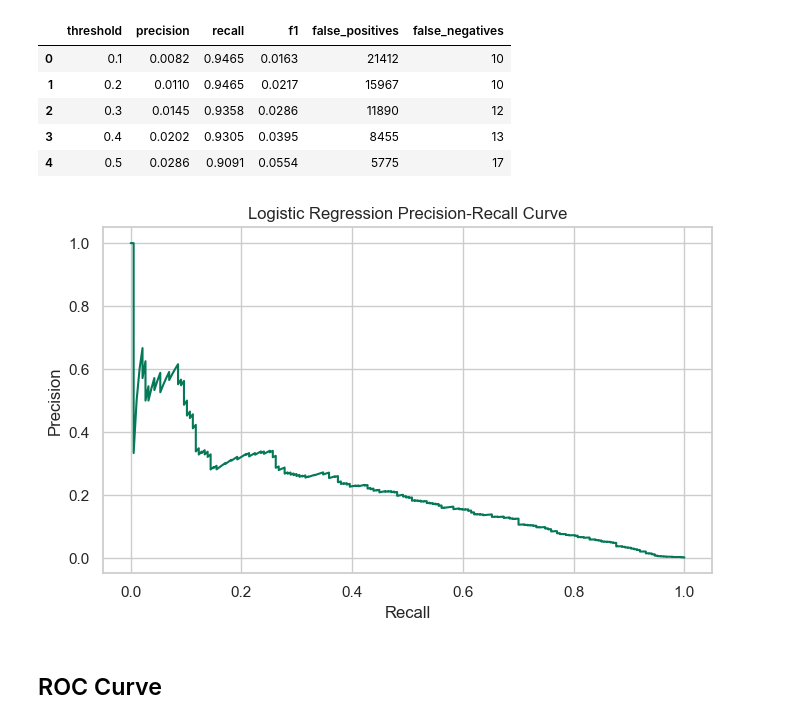
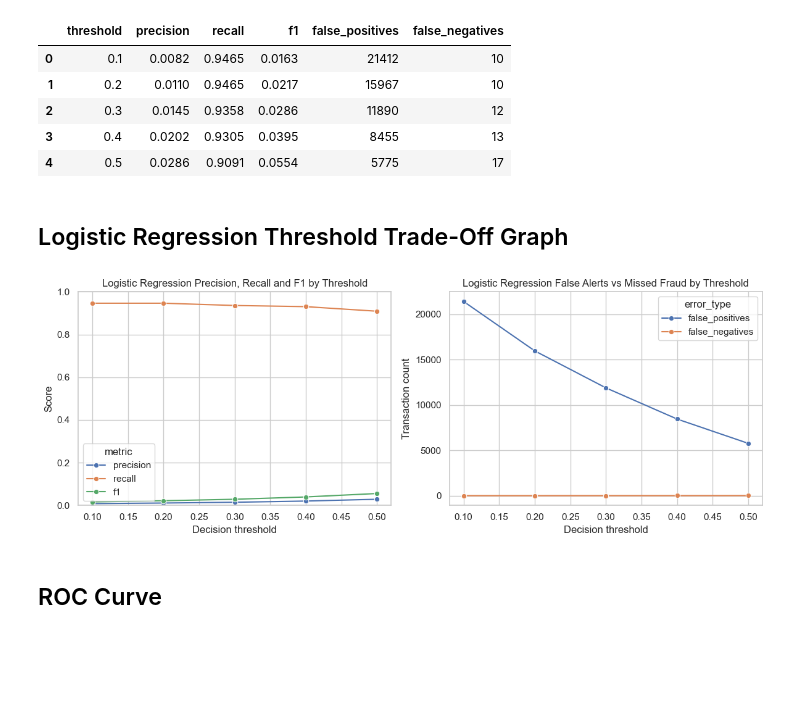
Before and after one commit to chen123893/Big-Data-Project, a Jupyter notebook: notebooks/04_logistic_regression_model.ipynb, the cells around one changed output. Drawn from its saved outputs; the diff is of its cells as text; code cells hidden in the pictures; blank space fills up the shorter version.

Commit message:
updated logistic regression

```diff
--- a/notebooks/04_logistic_regression_model.ipynb
+++ b/notebooks/04_logistic_regression_model.ipynb
@@ -342,19 +338,59 @@ threshold_summary.round(4)
 | 2 | 0.3 | 0.0145 | 0.9358 | 0.0286 | 11890 | 12 |
 | 3 | 0.4 | 0.0202 | 0.9305 | 0.0395 | 8455 | 13 |
 | 4 | 0.5 | 0.0286 | 0.9091 | 0.0554 | 5775 | 17 |
-# %%
-precision, recall, thresholds = precision_recall_curve(y_test, y_score)
-
-fig, ax = plt.subplots(figsize=(7, 4.5))
-ax.plot(recall, precision, color="#047857")
-ax.set_title("Logistic Regression Precision-Recall Curve")
-ax.set_xlabel("Recall")
-ax.set_ylabel("Precision")
-fig.tight_layout()
-fig.savefig(FIGURE_DIR / "model_logistic_regression_precision_recall_curve.png", dpi=160, bbox_inches="tight")
-plt.show()
-# %% [output]
-[figure]
+# %% [markdown]
+## Logistic Regression Threshold Trade-Off Graph
+# %%
+if "threshold_summary" not in globals():
+    threshold_rows = []
+    for threshold in [0.10, 0.20, 0.30, 0.40, 0.50]:
+        threshold_pred = (y_score >= threshold).astype(int)
+        tn, fp, fn, tp = confusion_matrix(y_test, threshold_pred).ravel()
+        precision_value = tp / (tp + fp) if (tp + fp) else 0
+        recall_value = tp / (tp + fn) if (tp + fn) else 0
+        f1_value = 2 * precision_value * recall_value / (precision_value + recall_value) if (precision_value + recall_value) else 0
+        threshold_rows.append(
+            {
+                "threshold": threshold,
+                "precision": precision_value,
+                "recall": recall_value,
+                "f1": f1_value,
+                "false_positives": fp,
+                "false_negatives": fn,
+            }
+        )
+    threshold_summary = pd.DataFrame(threshold_rows)
+
+threshold_plot = threshold_summary.melt(
+    id_vars="threshold",
+    value_vars=["precision", "recall", "f1"],
+    var_name="metric",
+    value_name="score",
+)
+
+fig, axes = plt.subplots(1, 2, figsize=(12, 4.5))
+sns.lineplot(data=threshold_plot, x="threshold", y="score", hue="metric", marker="o", ax=axes[0])
+axes[0].set_title("Logistic Regression Precision, Recall and F1 by Threshold")
+axes[0].set_xlabel("Decision threshold")
+axes[0].set_ylabel("Score")
+axes[0].set_ylim(0, 1)
+
+error_plot = threshold_summary.melt(
+    id_vars="threshold",
+    value_vars=["false_positives", "false_negatives"],
+    var_name="error_type",
+    value_name="count",
+)
+sns.lineplot(data=error_plot, x="threshold", y="count", hue="error_type", marker="o", ax=axes[1])
+axes[1].set_title("Logistic Regression False Alerts vs Missed Fraud by Threshold")
+axes[1].set_xlabel("Decision threshold")
+axes[1].set_ylabel("Transaction count")
+
+fig.tight_layout()
+fig.savefig(FIGURE_DIR / "model_logistic_regression_threshold_tradeoff.png", dpi=160, bbox_inches="tight")
+plt.show()
+# %% [output]
+[figure, added]
 # %% [markdown]
 ## ROC Curve
 # %%
```
Also changed, not shown: parts of 18 cells of this notebook.
